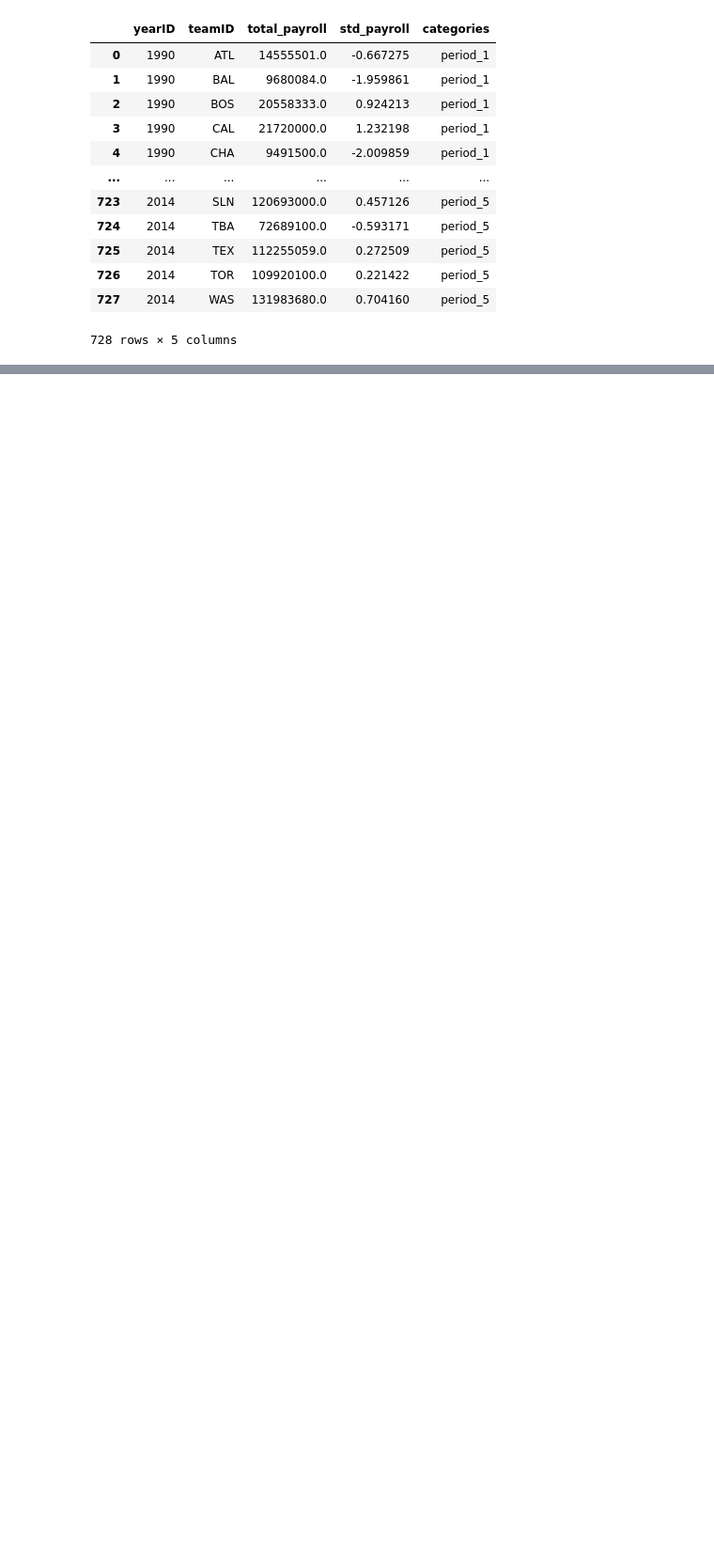
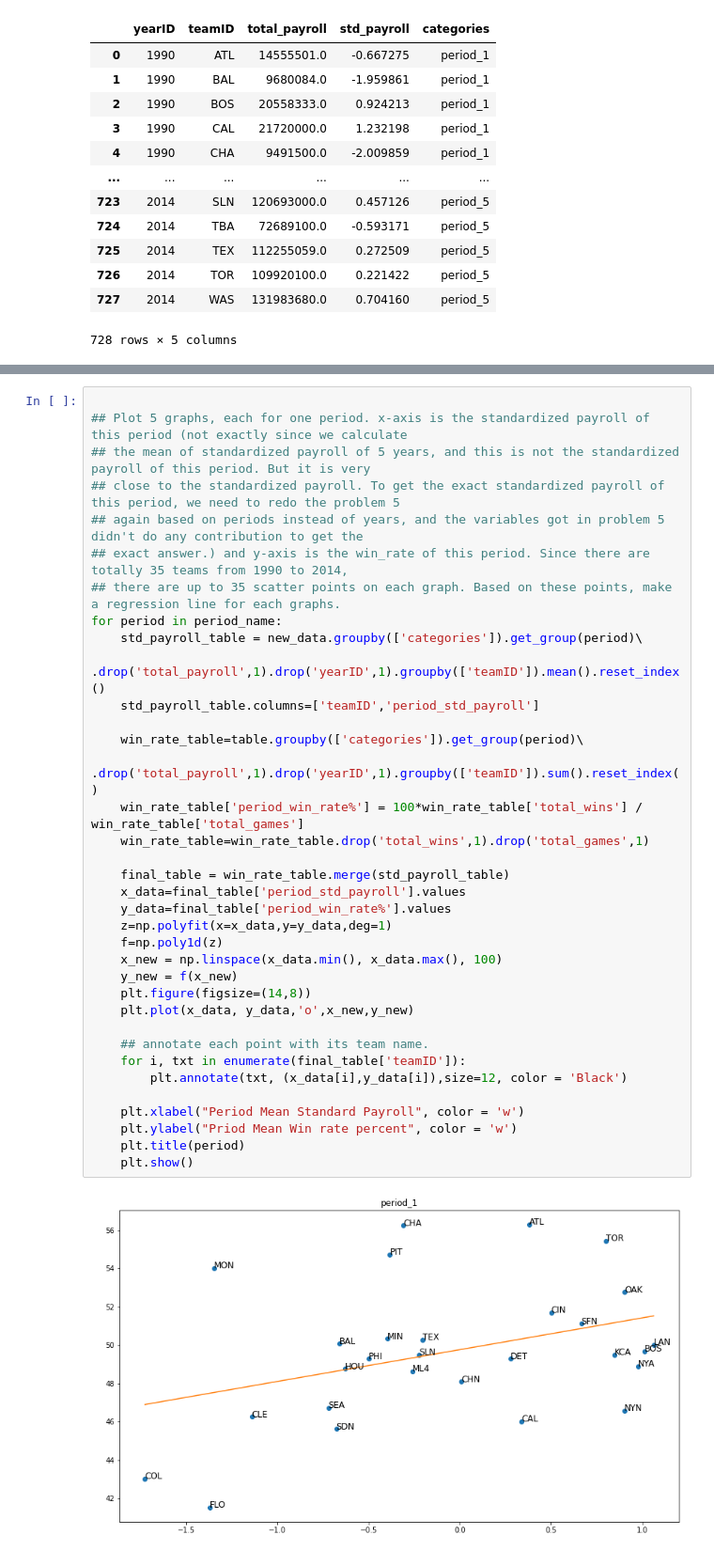
Before and after one commit to Chandramani05/Does-Money-buy-Baseball-games-, a Jupyter notebook: MSML_603_Assignment_3.ipynb, the cells around one changed output, grey strips where cells are left out. Shown at 94% size. Drawn from its saved outputs; the diff is of its cells as text; blank space fills up the shorter version.

```diff
--- a/MSML_603_Assignment_3.ipynb
+++ b/MSML_603_Assignment_3.ipynb
@@ -279,0 +277,38 @@ new_data
+# %%
+
+## Plot 5 graphs, each for one period. x-axis is the standardized payroll of this period (not exactly since we calculate
+## the mean of standardized payroll of 5 years, and this is not the standardized payroll of this period. But it is very
+## close to the standardized payroll. To get the exact standardized payroll of this period, we need to redo the problem 5
+## again based on periods instead of years, and the variables got in problem 5 didn't do any contribution to get the
+## exact answer.) and y-axis is the win_rate of this period. Since there are totally 35 teams from 1990 to 2014,
+## there are up to 35 scatter points on each graph. Based on these points, make a regression line for each graphs.
+for period in period_name:
+    std_payroll_table = new_data.groupby(['categories']).get_group(period)\
+                                   .drop('total_payroll',1).drop('yearID',1).groupby(['teamID']).mean().reset_index()
+    std_payroll_table.columns=['teamID','period_std_payroll']
+
+    win_rate_table=table.groupby(['categories']).get_group(period)\
+                                    .drop('total_payroll',1).drop('yearID',1).groupby(['teamID']).sum().reset_index()
+    win_rate_table['period_win_rate%'] = 100*win_rate_table['total_wins'] / win_rate_table['total_games']
+    win_rate_table=win_rate_table.drop('total_wins',1).drop('total_games',1)
+
+    final_table = win_rate_table.merge(std_payroll_table)
+    x_data=final_table['period_std_payroll'].values
+    y_data=final_table['period_win_rate%'].values
+    z=np.polyfit(x=x_data,y=y_data,deg=1)
+    f=np.poly1d(z)
+    x_new = np.linspace(x_data.min(), x_data.max(), 100)
+    y_new = f(x_new)
+    plt.figure(figsize=(14,8))
+    plt.plot(x_data, y_data,'o',x_new,y_new)
+
+    ## annotate each point with its team name.
+    for i, txt in enumerate(final_table['teamID']):
+        plt.annotate(txt, (x_data[i],y_data[i]),size=12, color = 'Black')
+
+    plt.xlabel("Period Mean Standard Payroll", color = 'w')
+    plt.ylabel("Priod Mean Win rate percent", color = 'w')
+    plt.title(period)
+    plt.show()
+# %% [output]
+[figure, added]
```
Also changed, not shown: parts of 15 cells of this notebook.
